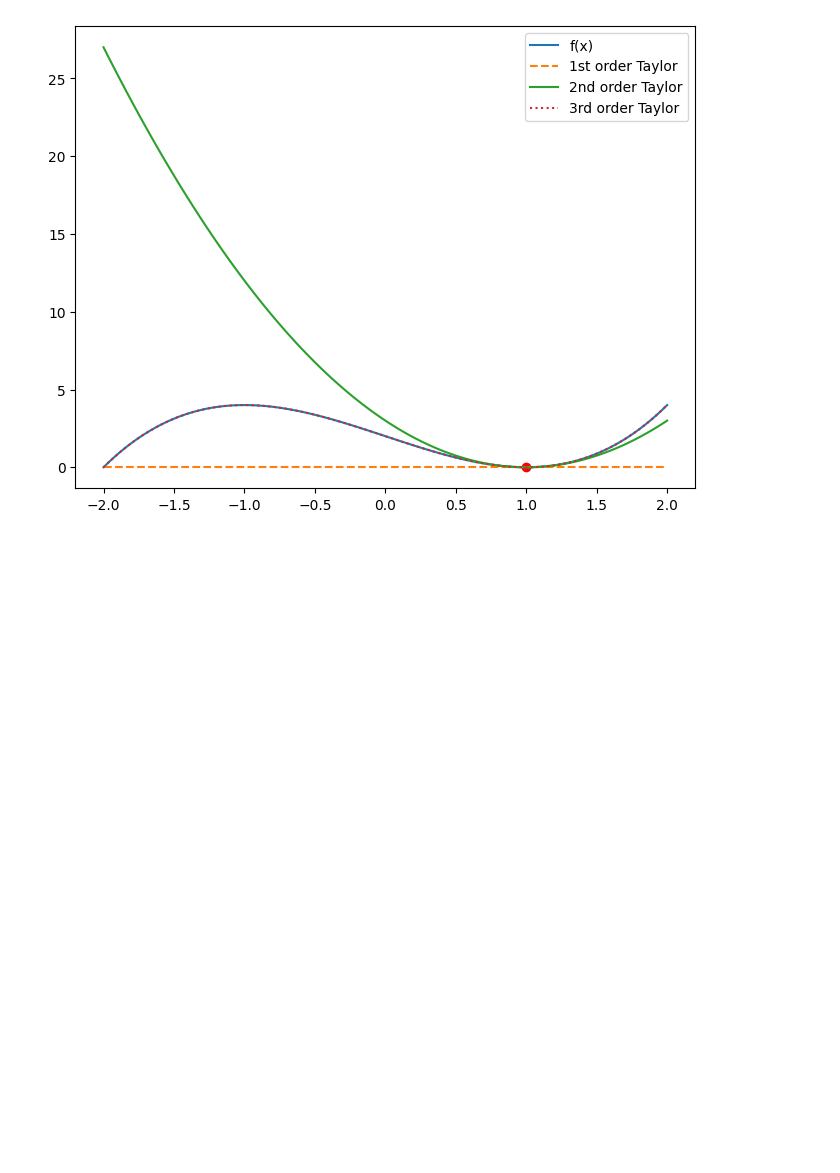
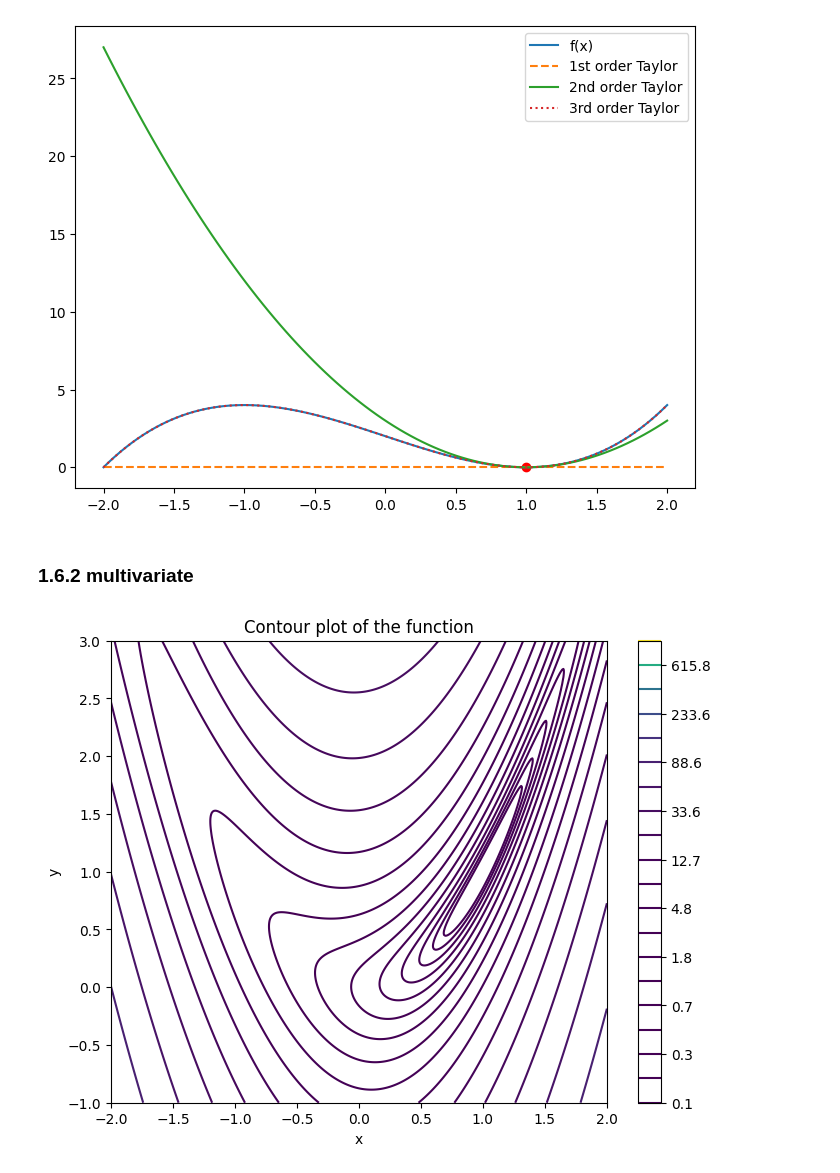
Before and after one commit to mirsoleimani/books, a Jupyter notebook: algorithms_for_optimization/ch01_conditions_for_local_optima.ipynb, the cells around one changed output. Saved outputs shown, nothing was run; the diff lists cells and outputs as text; code cells hidden in the pictures; blank space fills up the shorter version.

```diff
--- a/algorithms_for_optimization/ch01_conditions_for_local_optima.ipynb
+++ b/algorithms_for_optimization/ch01_conditions_for_local_optima.ipynb
@@ -41,3 +41,5 @@ plt.legend()
 plt.show()
 # %% [output]
 [figure]
+# %% [markdown]
+### 1.6.2 multivariate
@@ -43,0 +49,18 @@ plt.show()
+# %%
+def f(x):
+    return np.power(1-x[0],2) + 5*np.power(x[1]-np.power(x[0],2),2)
+# %%
+x = np.linspace(-2, 2, 400)
+y = np.linspace(-1, 3, 400)
+X, Y = np.meshgrid(x, y)
+Z = f([X, Y])
+# %%
+plt.figure(figsize=(8,6))
+cp = plt.contour(X, Y, Z, levels=np.logspace(-1, 3, 20), cmap='viridis')
+plt.colorbar(cp)
+plt.title('Contour plot of the function')
+plt.xlabel('x')
+plt.ylabel('y')
+plt.show()
+# %% [output]
+[figure, added]
```
Also changed, not shown: parts of 2 cells of this notebook, 1 other file.
